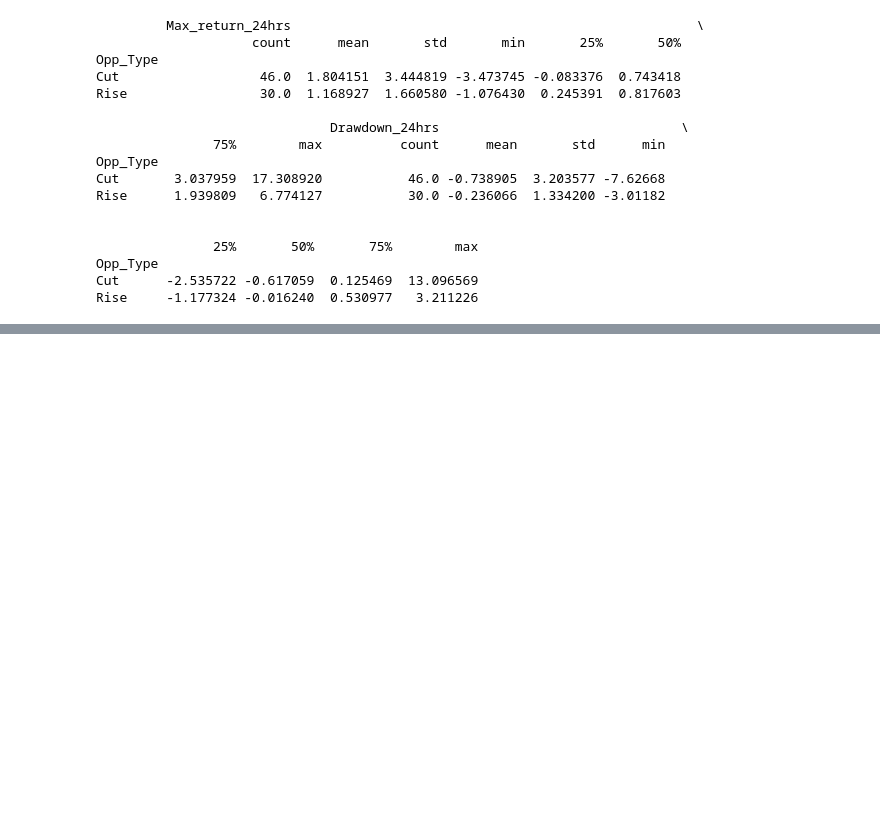
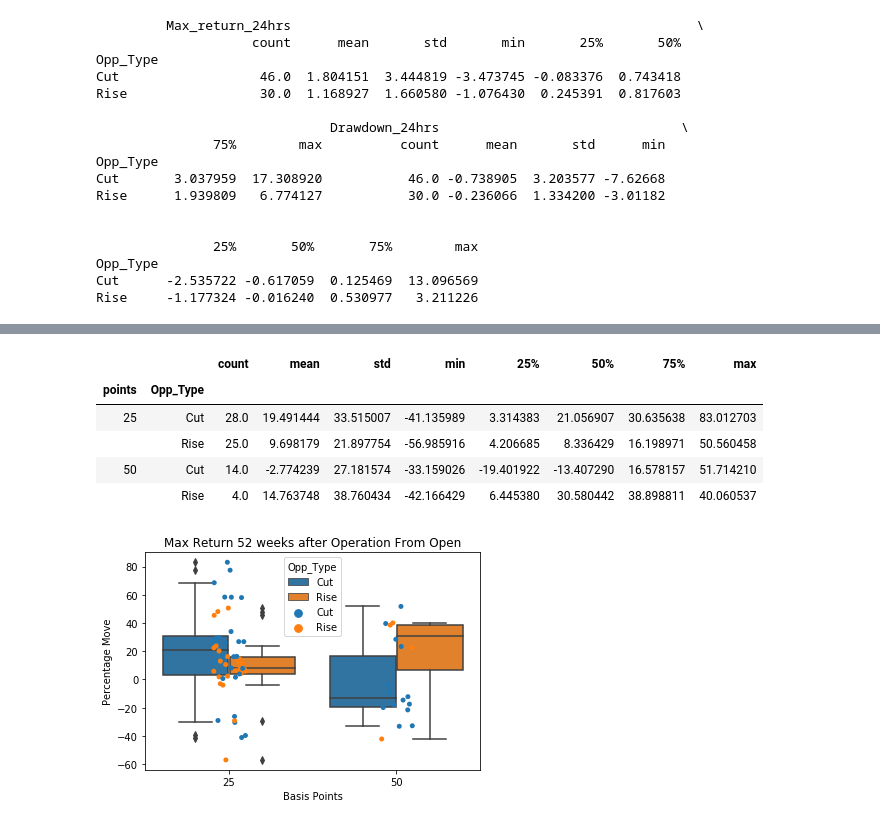
Before and after one commit to ddjTT/Fed_project, a Jupyter notebook: Fed_Project.ipynb, the cells around one changed output, grey strips where cells are left out. Saved outputs shown, nothing was run; the diff lists cells and outputs as text; code cells hidden in the pictures; blank space fills up the shorter version.

```diff
--- a/Fed_Project.ipynb
+++ b/Fed_Project.ipynb
@@ -479,0 +446,18 @@ fed.groupby(['points','Opp_Type'])['Max_return_52weeks'].describe()
+# %%
+sns.stripplot(x='points', y='Max_return_52weeks', hue='Opp_Type', data=fed50bps, jitter=True)
+sns.boxplot(x='points', y='Max_return_52weeks', hue='Opp_Type', data=fed50bps)
+axMR52w = plt.gca()
+axMR52w.set_xlabel('Basis Points')
+axMR52w.set_ylabel('Percentage Move')
+axMR52w.set_title('Max Return 52 weeks after Operation From Open')
+plt.savefig('MR52w50bps_plot.png', dpi=300)
+
+fed50bps.groupby(['points','Opp_Type'])['Max_return_52weeks'].describe()
+# %% [output]
+|  |  | count | mean | std | min | 25% | 50% | 75% | max |
+| points | Opp_Type |  |  |  |  |  |  |  |  |
+| 25 | Cut | 28.0 | 19.491444 | 33.515007 | -41.135989 | 3.314383 | 21.056907 | 30.635638 | 83.012703 |
+|  | Rise | 25.0 | 9.698179 | 21.897754 | -56.985916 | 4.206685 | 8.336429 | 16.198971 | 50.560458 |
+| 50 | Cut | 14.0 | -2.774239 | 27.181574 | -33.159026 | -19.401922 | -13.407290 | 16.578157 | 51.714210 |
+|  | Rise | 4.0 | 14.763748 | 38.760434 | -42.166429 | 6.445380 | 30.580442 | 38.898811 | 40.060537 |
+[figure, added]
```
Also changed, not shown: parts of 24 cells of this notebook, 12 other files.
